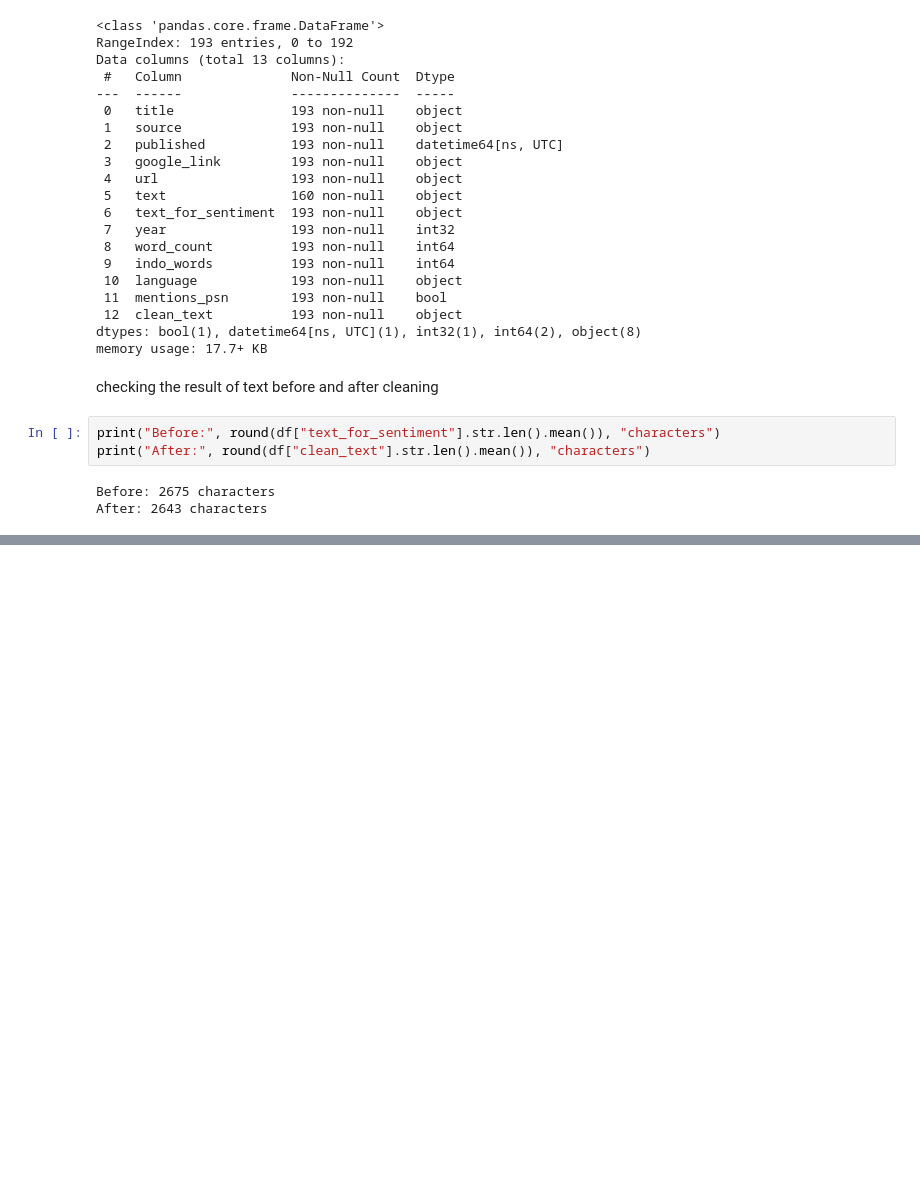
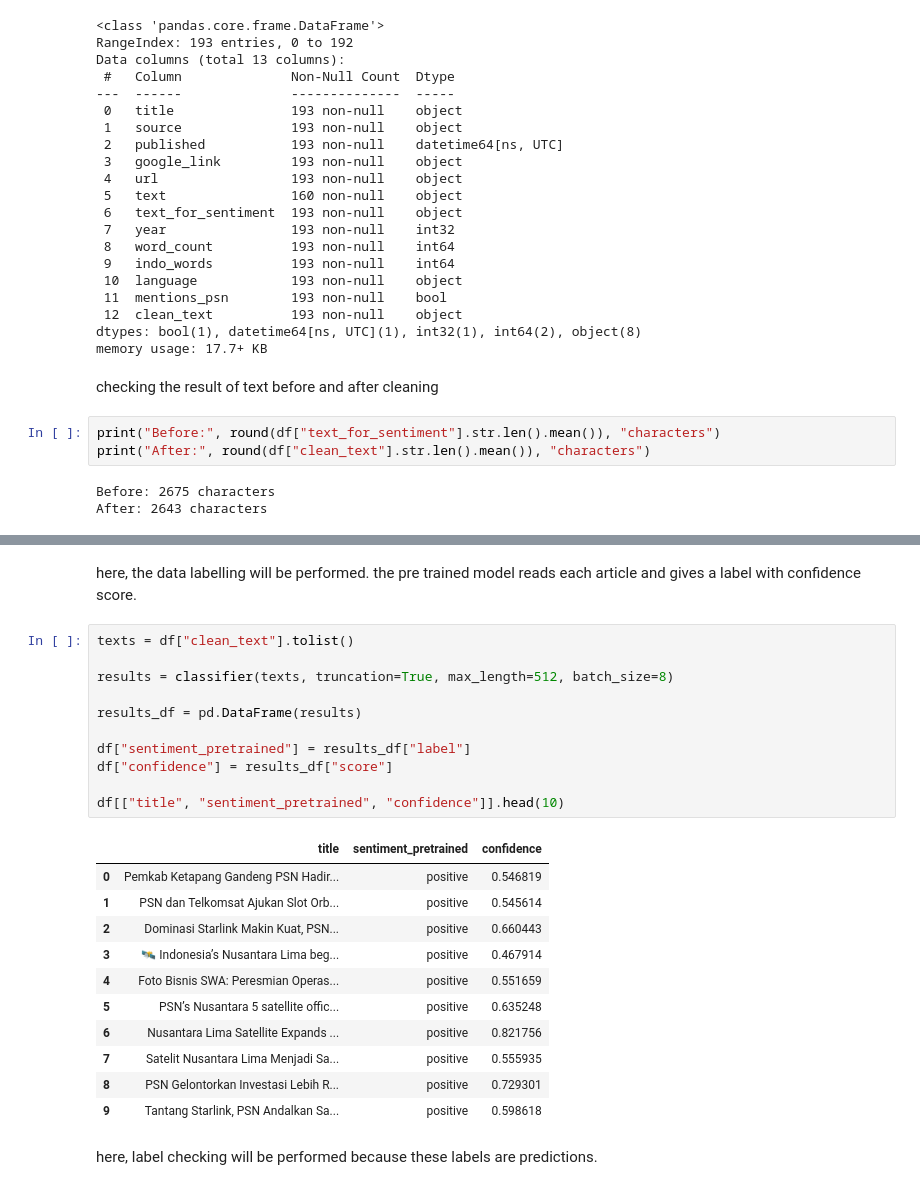
Before and after one commit to lTsumetai/PSN-Article-Sentiment-Analysis, a Jupyter notebook: Article_Sentiment_Analysis.ipynb, the cells around one changed output, grey strips where cells are left out. Saved outputs shown, nothing was run; the diff lists cells and outputs as text; blank space fills up the shorter version.

```diff
--- a/Article_Sentiment_Analysis.ipynb
+++ b/Article_Sentiment_Analysis.ipynb
@@ -253,0 +269,27 @@ After: 2643 characters
+# %% [markdown]
+here, the data labelling will be performed. the pre trained model reads each article and gives a label with confidence score.
+# %%
+texts = df["clean_text"].tolist()
+
+results = classifier(texts, truncation=True, max_length=512, batch_size=8)
+
+results_df = pd.DataFrame(results)
+
+df["sentiment_pretrained"] = results_df["label"]
+df["confidence"] = results_df["score"]
+
+df[["title", "sentiment_pretrained", "confidence"]].head(10)
+# %% [output]
+|  | title | sentiment_pretrained | confidence |
+| 0 | Pemkab Ketapang Gandeng PSN Hadir... | positive | 0.546819 |
+| 1 | PSN dan Telkomsat Ajukan Slot Orb... | positive | 0.545614 |
+| 2 | Dominasi Starlink Makin Kuat, PSN... | positive | 0.660443 |
+| 3 | 🛰️ Indonesia’s Nusantara Lima beg... | positive | 0.467914 |
+| 4 | Foto Bisnis SWA: Peresmian Operas... | positive | 0.551659 |
+| 5 | PSN’s Nusantara 5 satellite offic... | positive | 0.635248 |
+| 6 | Nusantara Lima Satellite Expands ... | positive | 0.821756 |
+| 7 | Satelit Nusantara Lima Menjadi Sa... | positive | 0.555935 |
+| 8 | PSN Gelontorkan Investasi Lebih R... | positive | 0.729301 |
+| 9 | Tantang Starlink, PSN Andalkan Sa... | positive | 0.598618 |
+# %% [markdown]
+here, label checking will be performed because these labels are predictions.
```
Also changed, not shown: parts of 6 cells of this notebook.
